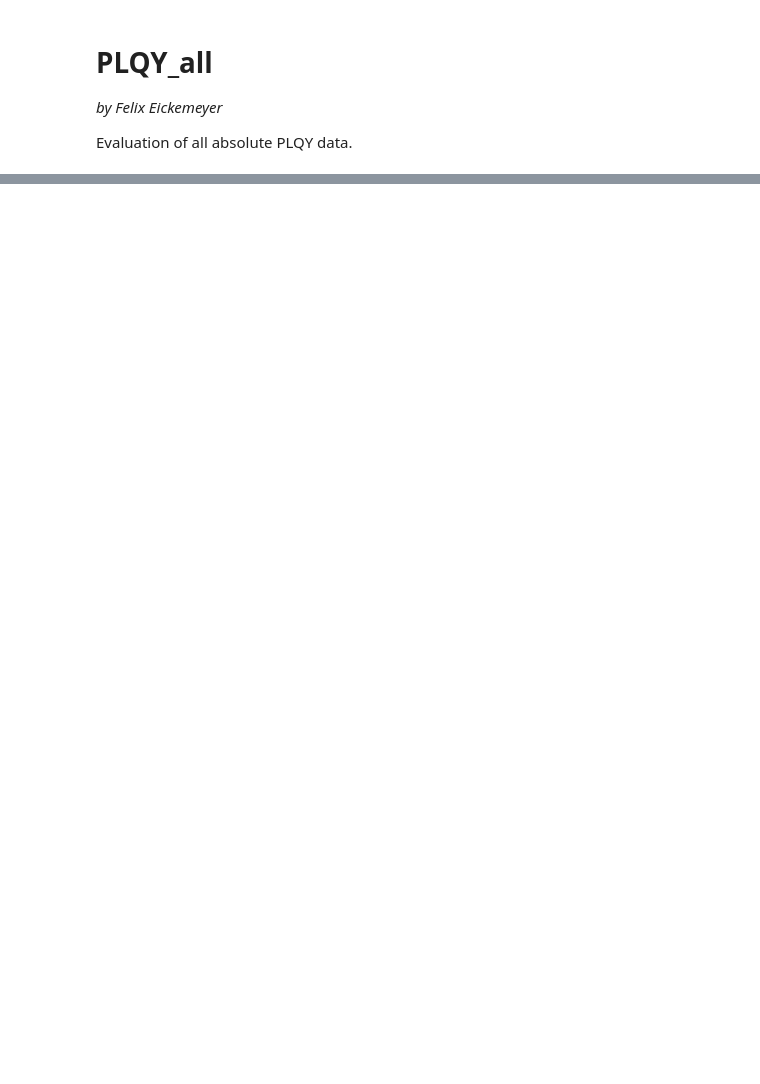
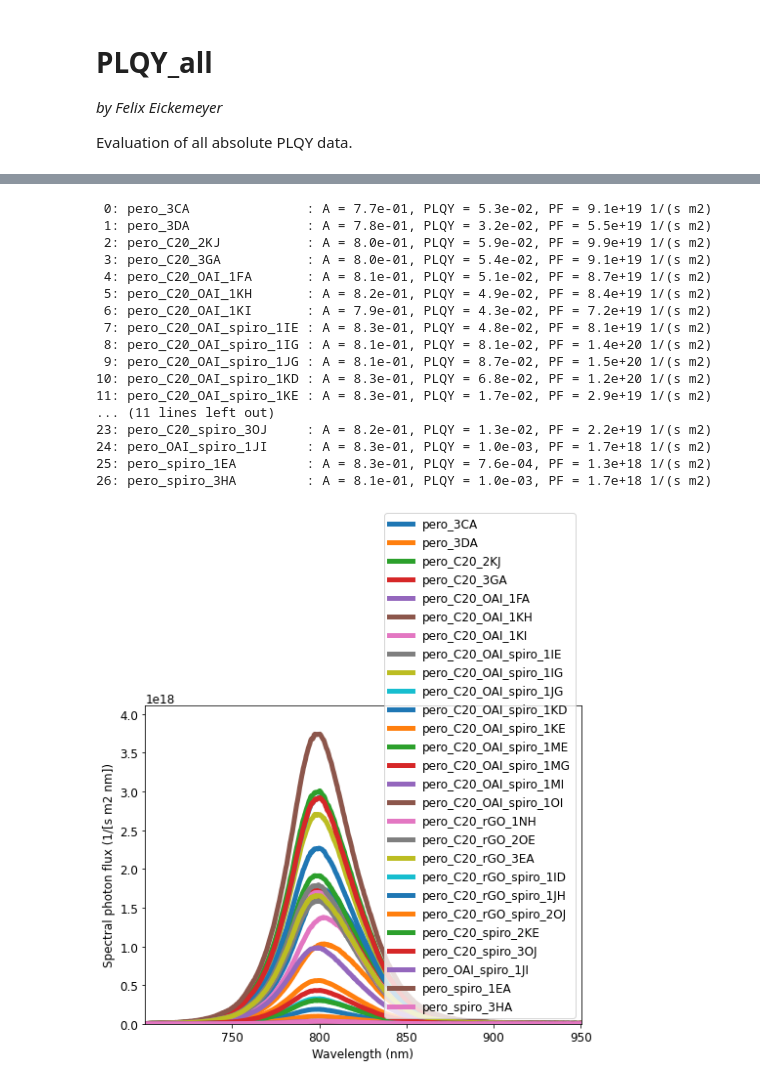
Before and after one commit to FTEickemeyer/PLQY_analysis, a Jupyter notebook: THOT_PLQY_all.ipynb, the cells around one changed output, grey strips where cells are left out. Saved outputs shown, nothing was run; the diff lists cells and outputs as text; code cells hidden in the pictures; blank space fills up the shorter version.

```diff
--- a/THOT_PLQY_all.ipynb
+++ b/THOT_PLQY_all.ipynb
@@ -21,6 +21,8 @@ db = ThotProject( dev_root = r'PLQY_results' )
 # %%
 samples = db.find_assets({'type': 'absolute PL spectrum'})
+sample_strlen = int(max([len(samples[idx].name.split('_absolute')[0]) for idx in range(len(samples))]))
 for idx, sample in enumerate(samples):
     A = sample.metadata["A"]
     PLQY = sample.metadata["PLQY"]
-    print(f'{idx:2}: {sample.name.split("_absolute")[0]:22}, A = {A:.1e}, PLQY = {PLQY:.1e}')
+    s_name = samples[idx].name.split('_absolute')[0]
+    print(f'{idx:2}: {s_name.ljust(sample_strlen+1)}: A = {A:.1e}, PLQY = {PLQY:.1e}')
@@ -30,10 +50,8 @@ do_this_step = False
 
 if do_this_step or ( not db.dev_mode() ):
     samples = db.find_assets({'type' : 'absolute PL spectrum'})
-    #Shuai
     #order = [i for i in range(6, 20)]
-    #Lin
-    order = [0, 1, 5, 2, 3, 4] # without and with TPA
+    order = [0]
 
     samples_new = [samples[order[idx]] for idx in range(len(order))]
     for idx, sample in enumerate(samples_new):
@@ -57,54 +93,78 @@ allPL.names_to_label()
 
 new_labels = []
 sample_strlen = int(max([len(samples[idx].name.split('_absolute')[0]) for idx in range(len(samples))]))
 for idx in range(len(samples)):
     allPL.sa[idx].plotstyle = dict(color = gen.colors[idx], linewidth = 5, linestyle = '-')
     sm = samples[idx].metadata
     A = sm['A']
     PLQY = sm['PLQY']
     s_name = samples[idx].name.split('_absolute')[0]
     new_labels.append(s_name)
     PF = allPL.sa[idx].photonflux(start = 700, stop = 900)
-    print(f'{s_name.ljust(sample_strlen+1)}: A = {A:.1e}, PLQY = {PLQY:.1e}, PF = {PF:.1e} 1/(s m2)')
+    print(f'{idx:2}: {s_name.ljust(sample_strlen+1)}: A = {A:.1e}, PLQY = {PLQY:.1e}, PF = {PF:.1e} 1/(s m2)')
 
-change_plotstyle = False
-if change_plotstyle:
+if False:
     allPL.sa[0].plotstyle = dict(color = gen.colors[0], linewidth = 5, linestyle = '-')
     allPL.sa[1].plotstyle = dict(color = gen.colors[0], linewidth = 5, linestyle = '-')
     allPL.sa[2].plotstyle = dict(color = gen.colors[1], linewidth = 5, linestyle = '-')
     allPL.sa[3].plotstyle = dict(color = gen.colors[1], linewidth = 5, linestyle = '-')
-    allPL.sa[4].plotstyle = dict(color = gen.colors[2], linewidth = 5, linestyle = '-')
-    allPL.sa[5].plotstyle = dict(color = gen.colors[3], linewidth = 5, linestyle = '-')
-    #allPL.sa[6].plotstyle = dict(color = gen.colors[1], linewidth = 5, linestyle = '-')
-    #allPL.sa[7].plotstyle = dict(color = gen.colors[1], linewidth = 5, linestyle = '-')
-    #allPL.sa[8].plotstyle = dict(color = gen.colors[2], linewidth = 5, linestyle = '-')
-    #allPL.sa[9].plotstyle = dict(color = gen.colors[2], linewidth = 5, linestyle = '-')
-    #allPL.sa[10].plotstyle = dict(color = gen.colors[2], linewidth = 5, linestyle = '-')
-    #allPL.sa[11].plotstyle = dict(color = gen.colors[2], linewidth = 5, linestyle = '-')
-    #allPL.sa[12].plotstyle = dict(color = gen.colors[3], linewidth = 5, linestyle = '-')
-    #allPL.sa[13].plotstyle = dict(color = gen.colors[3], linewidth = 5, linestyle = '-')
+    allPL.sa[4].plotstyle = dict(color = gen.colors[1], linewidth = 5, linestyle = '-')
+    allPL.sa[5].plotstyle = dict(color = gen.colors[2], linewidth = 5, linestyle = '-')
+    allPL.sa[6].plotstyle = dict(color = gen.colors[2], linewidth = 5, linestyle = '-')
+    allPL.sa[7].plotstyle = dict(color = gen.colors[2], linewidth = 5, linestyle = '-')
+    allPL.sa[8].plotstyle = dict(color = gen.colors[3], linewidth = 5, linestyle = '-')
+    allPL.sa[9].plotstyle = dict(color = gen.colors[3], linewidth = 5, linestyle = '-')
+    allPL.sa[10].plotstyle = dict(color = gen.colors[4], linewidth = 5, linestyle = '-')
+    allPL.sa[11].plotstyle = dict(color = gen.colors[4], linewidth = 5, linestyle = '-')
+    allPL.sa[12].plotstyle = dict(color = gen.colors[5], linewidth = 5, linestyle = '-')
+    allPL.sa[13].plotstyle = dict(color = gen.colors[5], linewidth = 5, linestyle = '-')
     #allPL.sa[14].plotstyle = dict(color = gen.colors[3], linewidth = 5, linestyle = '-')
-    change_plotstyle = False
 
-change_plotstyle = True
-if change_plotstyle:
+if False:
+    colors = gen.colors
+    #colors = gen.CSS_colors
+    #col_names = gen.CSS_col_names ... color=colors[col_names[idx]]
+
     for idx, sp in enumerate(allPL.sa):
-        if idx < 3:
-            sp.plotstyle = dict(color = gen.colors[0], linewidth = 5, linestyle = '-')
-        elif idx < 12:
-            sp.plotstyle = dict(color = gen.colors[1], linewidth = 5, linestyle = '-')
-        elif idx < 18:
-            sp.plotstyle = dict(color = gen.colors[2], linewidth = 5, linestyle = '-')
+        if idx < 5:
+            sp.plotstyle = dict(color=colors[0], linewidth = 5, linestyle = '-')
+        elif idx < 10:
+            sp.plotstyle = dict(color=colors[1], linewidth = 5, linestyle = '-')
+        elif idx < 11:
+            sp.plotstyle = dict(color=colors[2], linewidth = 5, linestyle = '-')
+        elif idx < 15:
+            sp.plotstyle = dict(color=colors[3], linewidth = 5, linestyle = '-')
+        elif idx < 19:
+            sp.plotstyle = dict(color=colors[4], linewidth = 5, linestyle = '-')
+
         else:
-            sp.plotstyle = dict(color = gen.colors[3], linewidth = 5, linestyle = '-')
-    change_plotstyle = False
+            sp.plotstyle = dict(color=colors[5], linewidth = 5, linestyle = '-')
 
 
 #allPL.label(['s1', 's2', 's3', 's4', 's6'])
 allPL.label(new_labels)
 all_graph = allPL.plot(bottom = 0, plotstyle = 'individual', figsize = (8, 6), return_fig = True, show_plot = False)
 FN_lin = 'all_absolute_PL_spectra_linear.png'
 lqy.add_graph(db, FN_lin, all_graph)
 all_graph_log = allPL.plot(yscale = 'log', bottom = 1e15, divisor = 1e3, plotstyle = 'individual', figsize = (8, 6), return_fig = True, show_plot = False)
 FN_log = 'all_absolute_PL_spectra_semilog.png'
 lqy.add_graph(db, FN_log, all_graph_log)
+# %% [output]
+ 0: pero_3CA               : A = 7.7e-01, PLQY = 5.3e-02, PF = 9.1e+19 1/(s m2)
+ 1: pero_3DA               : A = 7.8e-01, PLQY = 3.2e-02, PF = 5.5e+19 1/(s m2)
+ 2: pero_C20_2KJ           : A = 8.0e-01, PLQY = 5.9e-02, PF = 9.9e+19 1/(s m2)
+ 3: pero_C20_3GA           : A = 8.0e-01, PLQY = 5.4e-02, PF = 9.1e+19 1/(s m2)
+ 4: pero_C20_OAI_1FA       : A = 8.1e-01, PLQY = 5.1e-02, PF = 8.7e+19 1/(s m2)
+ 5: pero_C20_OAI_1KH       : A = 8.2e-01, PLQY = 4.9e-02, PF = 8.4e+19 1/(s m2)
+ 6: pero_C20_OAI_1KI       : A = 7.9e-01, PLQY = 4.3e-02, PF = 7.2e+19 1/(s m2)
+ 7: pero_C20_OAI_spiro_1IE : A = 8.3e-01, PLQY = 4.8e-02, PF = 8.1e+19 1/(s m2)
+ 8: pero_C20_OAI_spiro_1IG : A = 8.1e-01, PLQY = 8.1e-02, PF = 1.4e+20 1/(s m2)
+ 9: pero_C20_OAI_spiro_1JG : A = 8.1e-01, PLQY = 8.7e-02, PF = 1.5e+20 1/(s m2)
+10: pero_C20_OAI_spiro_1KD : A = 8.3e-01, PLQY = 6.8e-02, PF = 1.2e+20 1/(s m2)
+11: pero_C20_OAI_spiro_1KE : A = 8.3e-01, PLQY = 1.7e-02, PF = 2.9e+19 1/(s m2)
+... (11 lines left out)
+23: pero_C20_spiro_3OJ     : A = 8.2e-01, PLQY = 1.3e-02, PF = 2.2e+19 1/(s m2)
+24: pero_OAI_spiro_1JI     : A = 8.3e-01, PLQY = 1.0e-03, PF = 1.7e+18 1/(s m2)
+25: pero_spiro_1EA         : A = 8.3e-01, PLQY = 7.6e-04, PF = 1.3e+18 1/(s m2)
+26: pero_spiro_3HA         : A = 8.1e-01, PLQY = 1.0e-03, PF = 1.7e+18 1/(s m2)
+[figure, added]
```
Also changed, not shown: parts of 8 cells of this notebook, 5 other files.
